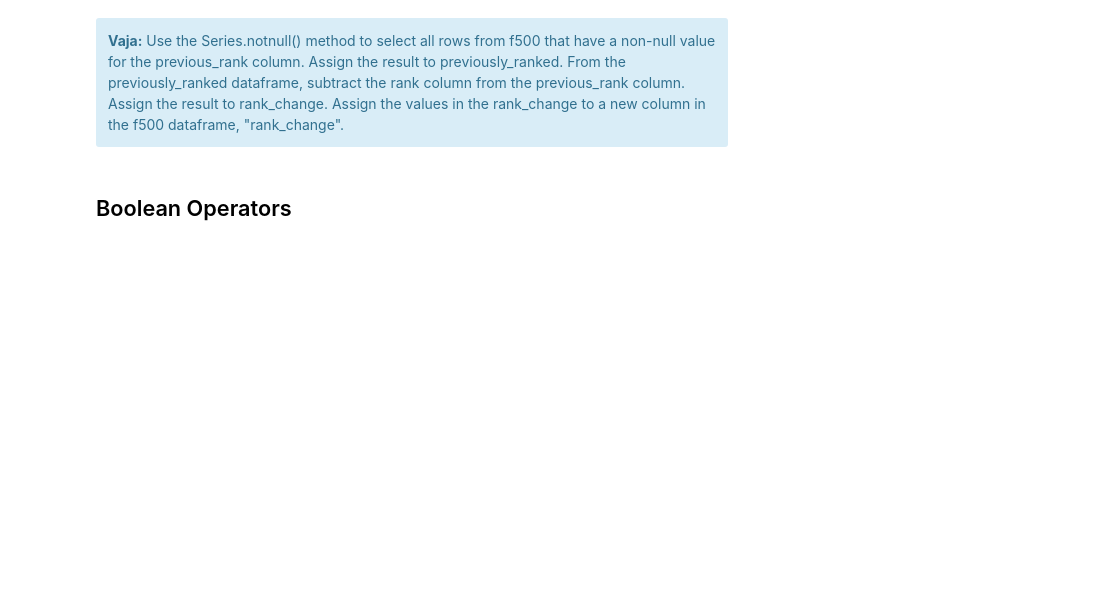
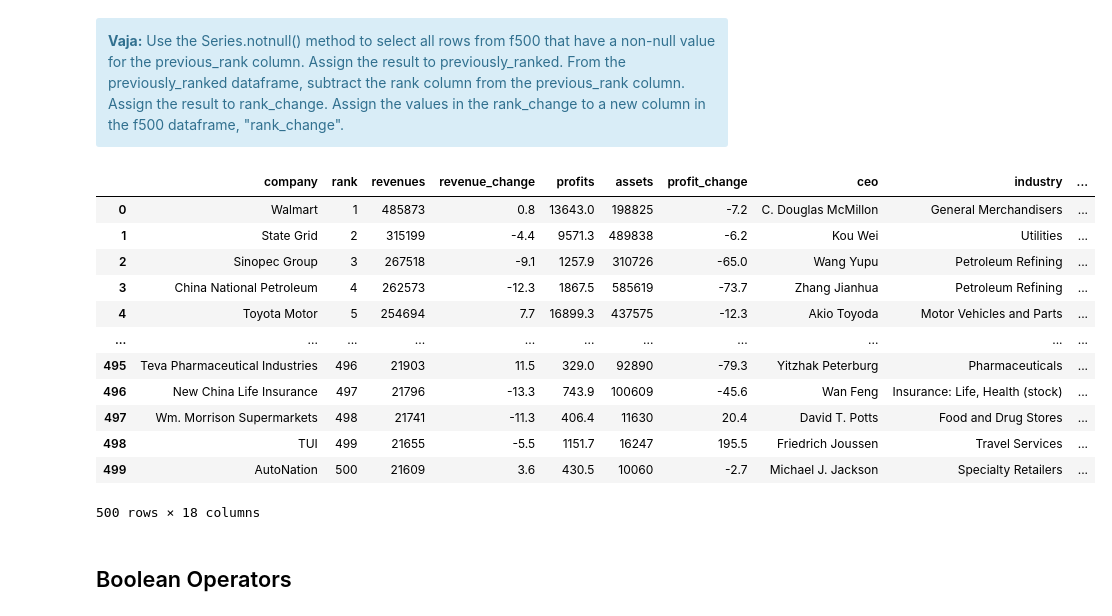
Before and after one commit to kbreberc/analitika-podatkov, a Jupyter notebook: Del_03_Uvod_v_Pandas/03_Uvod_v_Pandas_CLEAN.ipynb, the cells around one changed output. Drawn from its saved outputs; the diff is of its cells as text; code cells hidden in the pictures; blank space fills up the shorter version.

```diff
--- a/Del_03_Uvod_v_Pandas/03_Uvod_v_Pandas_CLEAN.ipynb
+++ b/Del_03_Uvod_v_Pandas/03_Uvod_v_Pandas_CLEAN.ipynb
@@ -775,3 +1316,6 @@ Use the motor_bool boolean series to index the country column. Assign the result
 # %% [markdown]
 <div class="alert alert-block alert-info">
 <b>Vaja:</b> Use the Series.isnull() method to select all rows from f500 that have a null value for the previous_rank column. Select only the company, rank, and previous_rank columns. Assign the result to null_previous_rank.</div>
+# %%
+f500 = pd.read_csv('data/f500.csv')
+f500.loc[f500['previous_rank'] == 0, 'previous_rank'] = np.nan
@@ -786,2 +1357,4 @@ Use the motor_bool boolean series to index the country column. Assign the result
 # %% [markdown]
 ## Pandas Index Alignment
+# %%
+previously_ranked = f500[f500['previous_rank'].notnull()]
@@ -787,0 +1365,2 @@ Use the motor_bool boolean series to index the country column. Assign the result
+# %%
+rank_change = previously_ranked['previous_rank'] - previously_ranked['rank']
@@ -793,6 +1410,24 @@ alt_name = pd.Series(['rocket', 'aubergine', 'maize'], index=['arugula', 'eggpla
 # %% [markdown]
 <div class="alert alert-block alert-info">
 <b>Vaja:</b> Use the Series.notnull() method to select all rows from f500 that have a non-null value for the previous_rank column. Assign the result to previously_ranked.  From the previously_ranked dataframe, subtract the rank column from the previous_rank column. Assign the result to rank_change. Assign the values in the rank_change to a new column in the f500 dataframe, "rank_change".</div>
+# %%
+f500['rank_change'] = rank_change
+# %%
+f500
+# %% [output]
+|  | company | rank | revenues | revenue_change | profits | assets | profit_change | ceo | industry | ... |
+| 0 | Walmart | 1 | 485873 | 0.8 | 13643.0 | 198825 | -7.2 | C. Douglas McMillon | General Merchandisers | ... |
+| 1 | State Grid | 2 | 315199 | -4.4 | 9571.3 | 489838 | -6.2 | Kou Wei | Utilities | ... |
+| 2 | Sinopec Group | 3 | 267518 | -9.1 | 1257.9 | 310726 | -65.0 | Wang Yupu | Petroleum Refining | ... |
+| 3 | China National Petroleum | 4 | 262573 | -12.3 | 1867.5 | 585619 | -73.7 | Zhang Jianhua | Petroleum Refining | ... |
+| 4 | Toyota Motor | 5 | 254694 | 7.7 | 16899.3 | 437575 | -12.3 | Akio Toyoda | Motor Vehicles and Parts | ... |
+| ... | ... | ... | ... | ... | ... | ... | ... | ... | ... | ... |
+| 495 | Teva Pharmaceutical Industries | 496 | 21903 | 11.5 | 329.0 | 92890 | -79.3 | Yitzhak Peterburg | Pharmaceuticals | ... |
+| 496 | New China Life Insurance | 497 | 21796 | -13.3 | 743.9 | 100609 | -45.6 | Wan Feng | Insurance: Life, Health (stock) | ... |
+| 497 | Wm. Morrison Supermarkets | 498 | 21741 | -11.3 | 406.4 | 11630 | 20.4 | David T. Potts | Food and Drug Stores | ... |
+| 498 | TUI | 499 | 21655 | -5.5 | 1151.7 | 16247 | 195.5 | Friedrich Joussen | Travel Services | ... |
+| 499 | AutoNation | 500 | 21609 | 3.6 | 430.5 | 10060 | -2.7 | Michael J. Jackson | Specialty Retailers | ... |
+500 rows × 18 columns
 # %% [markdown]
 ## Boolean Operators
 # %% [markdown]
```
Also changed, not shown: parts of 114 cells of this notebook, 9 other files.
